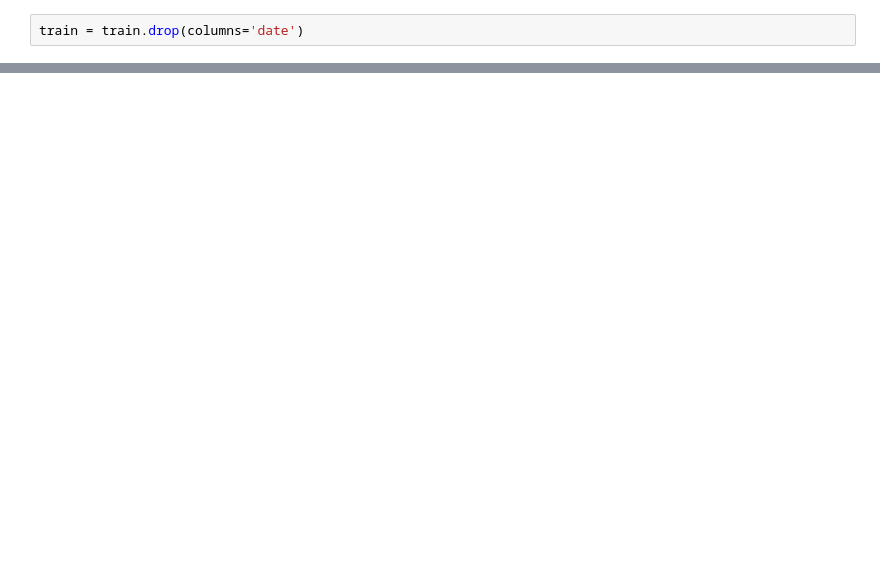
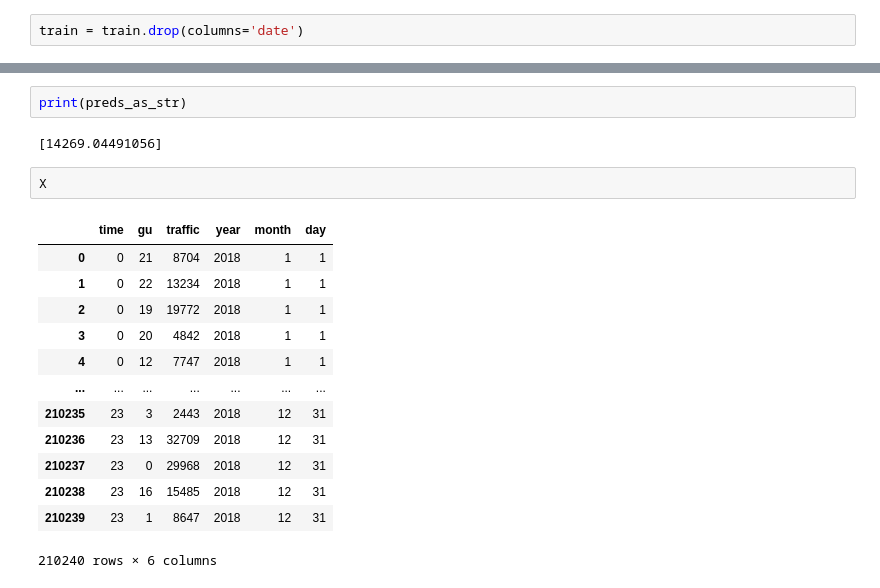
Before and after one commit to je0nh/yd3-MLOps_pj, a Jupyter notebook: ML.ipynb, the cells around one changed output, grey strips where cells are left out. Saved outputs shown, nothing was run; the diff lists cells and outputs as text; blank space fills up the shorter version.

```diff
--- a/ML.ipynb
+++ b/ML.ipynb
@@ -577,0 +672,20 @@ Mean Squared Error: 44370.10296977026
+# %%
+print(preds_as_str)
+# %% [output]
+[14269.04491056]
+# %%
+X
+# %% [output]
+|  | time | gu | traffic | year | month | day |
+| 0 | 0 | 21 | 8704 | 2018 | 1 | 1 |
+| 1 | 0 | 22 | 13234 | 2018 | 1 | 1 |
+| 2 | 0 | 19 | 19772 | 2018 | 1 | 1 |
+| 3 | 0 | 20 | 4842 | 2018 | 1 | 1 |
+| 4 | 0 | 12 | 7747 | 2018 | 1 | 1 |
+| ... | ... | ... | ... | ... | ... | ... |
+| 210235 | 23 | 3 | 2443 | 2018 | 12 | 31 |
+| 210236 | 23 | 13 | 32709 | 2018 | 12 | 31 |
+| 210237 | 23 | 0 | 29968 | 2018 | 12 | 31 |
+| 210238 | 23 | 16 | 15485 | 2018 | 12 | 31 |
+| 210239 | 23 | 1 | 8647 | 2018 | 12 | 31 |
+210240 rows × 6 columns
```
Also changed, not shown: parts of 13 cells of this notebook, 6 other files.
